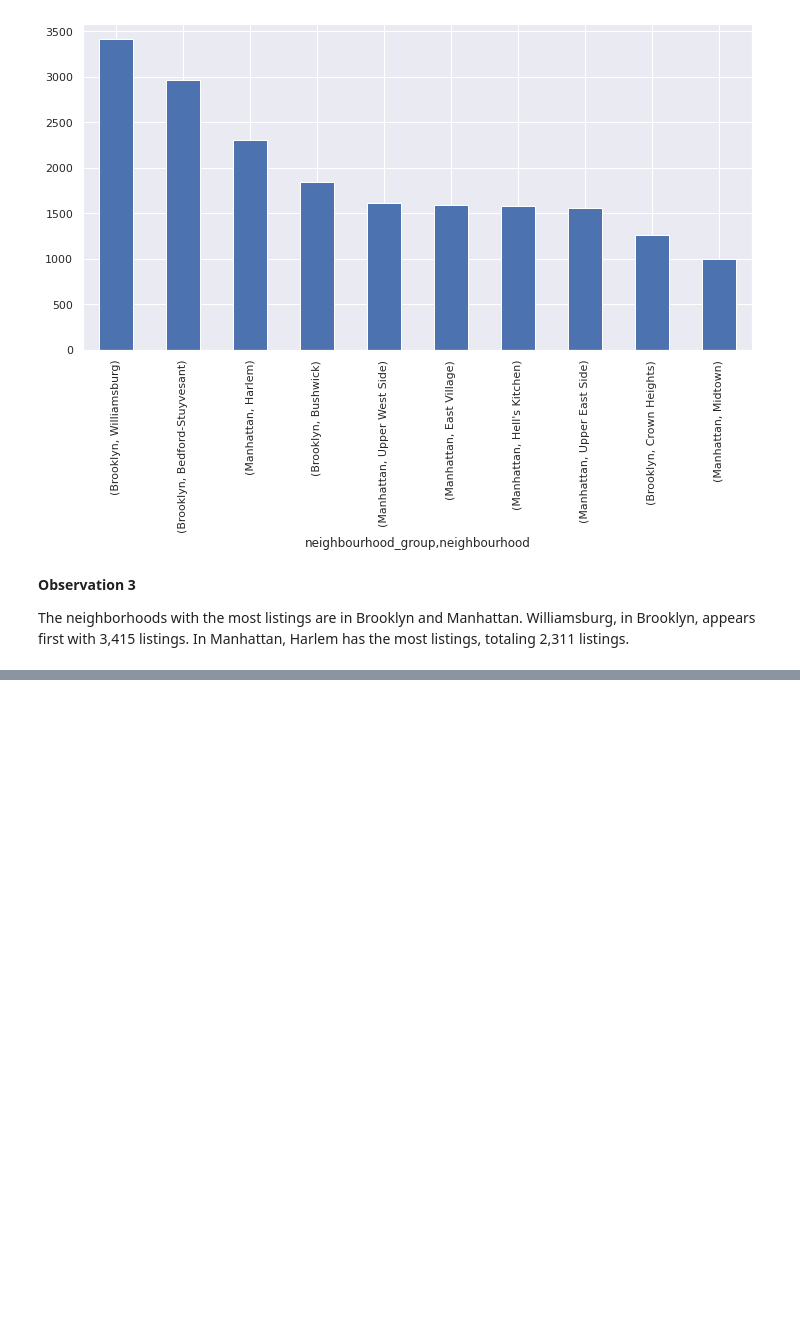
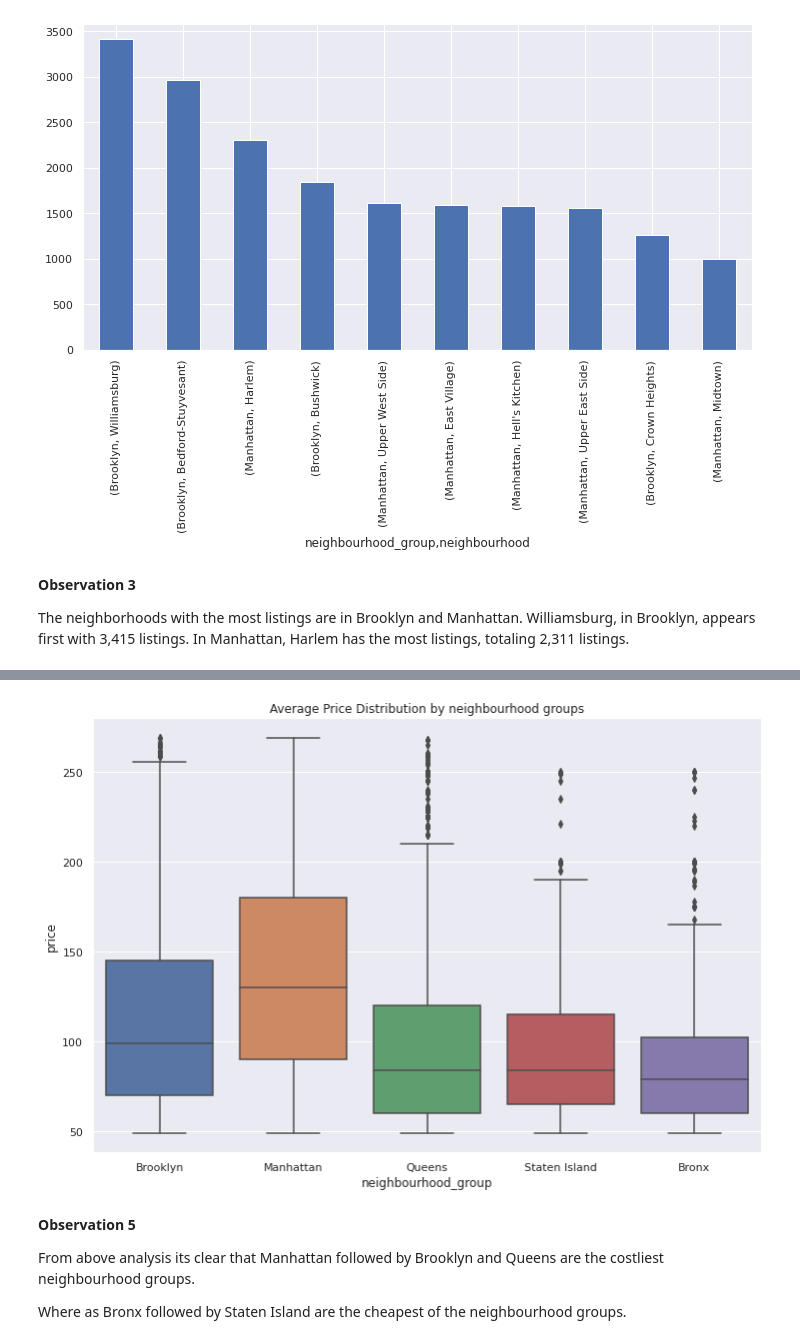
Before and after one commit to Rajat-Sri/Capstone-1-EDA-on-Airbnb-Dataset, a Jupyter notebook: Airbnb_Dataset_Analysis_Rajat_Srivastava_.ipynb, the cells around one changed output, grey strips where cells are left out. Drawn from its saved outputs; the diff is of its cells as text; code cells hidden in the pictures; blank space fills up the shorter version.

```diff
--- a/Airbnb_Dataset_Analysis_Rajat_Srivastava_.ipynb
+++ b/Airbnb_Dataset_Analysis_Rajat_Srivastava_.ipynb
@@ -367,0 +408,14 @@ The neighborhoods with the most listings are in Brooklyn and Manhattan. Williams
+# %%
+# Average Price distribution by neighbourhood gropus
+
+plt.figure(figsize=(12,8))
+ax = sns.boxplot(x="neighbourhood_group", y="price", data=airbnb_data_new).set_title('Average Price Distribution by neighbourhood groups')
+plt.show()
+# %% [output]
+[figure, added]
+# %% [markdown]
+**Observation 5**
+
+From above analysis its clear that Manhattan followed by Brooklyn and Queens are the costliest neighbourhood groups.
+
+Where as Bronx followed by Staten Island are the cheapest of the neighbourhood groups.
```
Also changed, not shown: parts of 14 cells of this notebook.
